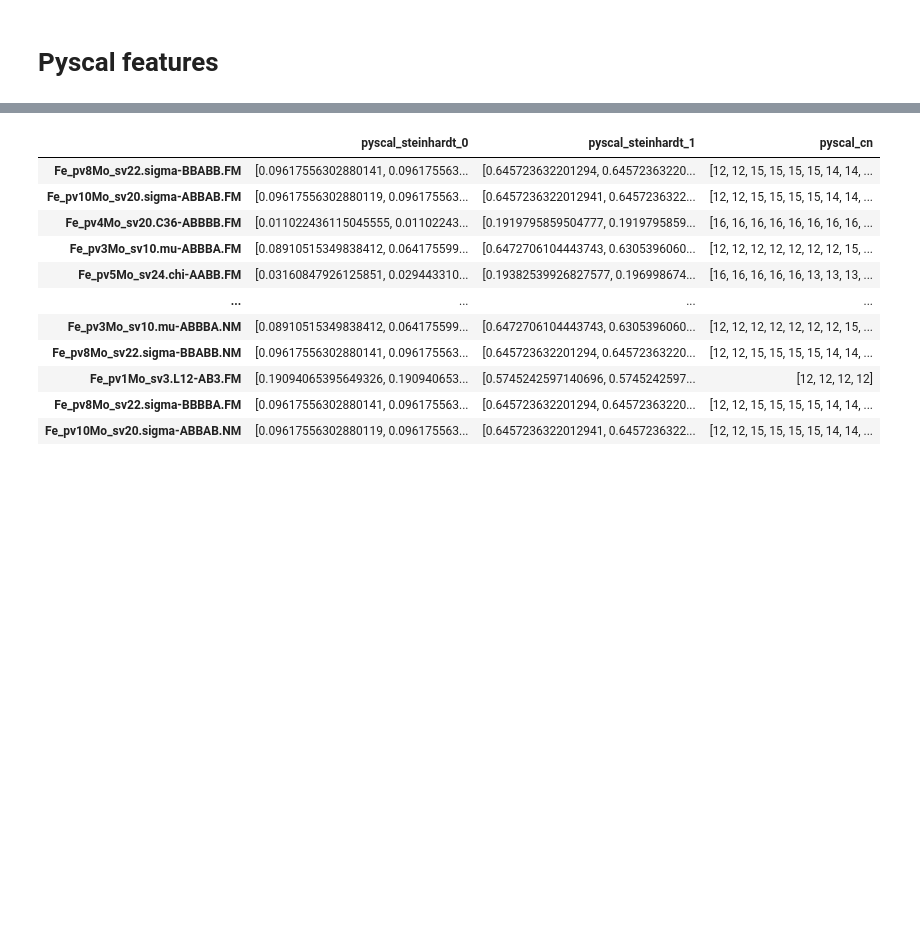
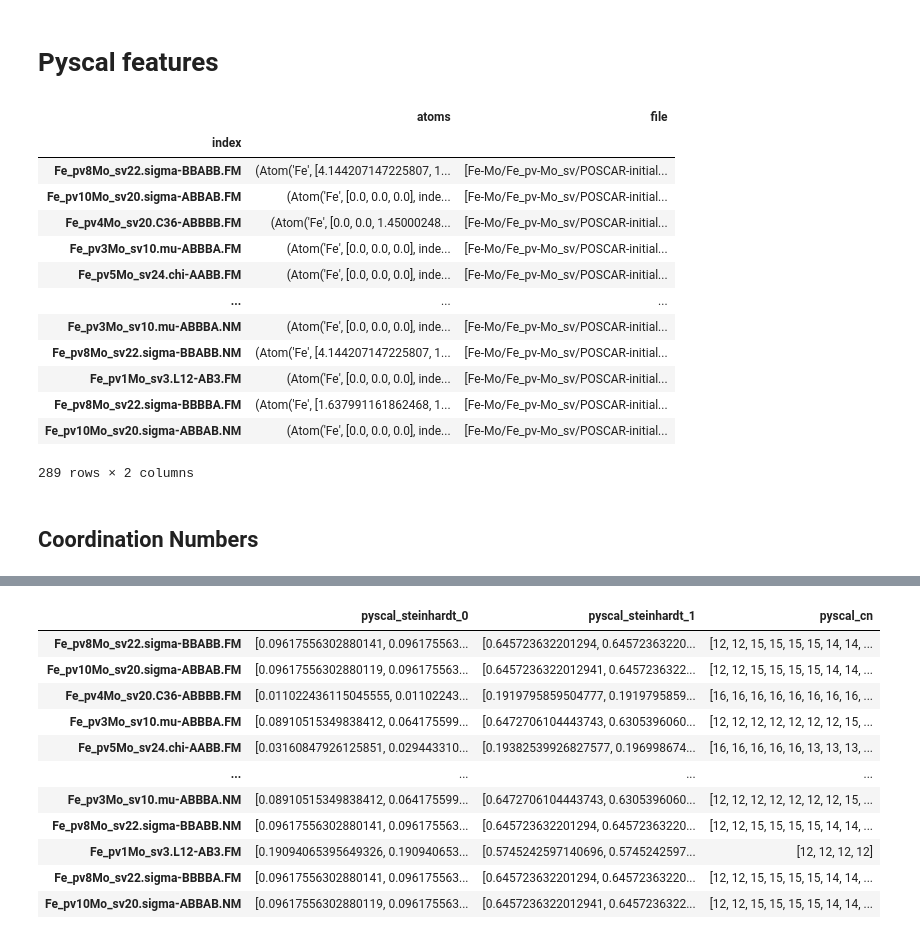
Before and after one commit to AIIMProject/MLFeMoTCPs, a Jupyter notebook: 04_ComputeLibraryFeatures.ipynb, the cells around one changed output, grey strips where cells are left out. Saved outputs shown, nothing was run; the diff lists cells and outputs as text; code cells hidden in the pictures; blank space fills up the shorter version.

Commit message:
trying with hand written table

```diff
--- a/04_ComputeLibraryFeatures.ipynb
+++ b/04_ComputeLibraryFeatures.ipynb
@@ -110,9 +110,28 @@ CompositionFeatures.describe()
 # Pyscal features
 # %%
 atomsobjectlocation = os.path.join(dataset, 'Atomsobjects')
-atomsobjectfile = os.path.join(atomsobjectlocation,f'{system}-sorted-POSCAR-initial-rescaled-AtomsObjects.pkl')
+atomsobjectfile = os.path.join(atomsobjectlocation,f'{system}-POSCAR-initial-rescaled-AtomsObjects.pkl')
 # %%
 from tqdm.auto import tqdm
 from Tools.DatasetTools import pyscalfeaturizers as pf
 from BopFoxFeaturizer.struct_db import struct_db
 AtomsObjects = pd.read_pickle(atomsobjectfile).dropna()
+# %%
+AtomsObjects
+# %% [output]
+|  | atoms | file |
+| index |  |  |
+| Fe_pv8Mo_sv22.sigma-BBABB.FM | (Atom('Fe', [4.144207147225807, 1... | [Fe-Mo/Fe_pv-Mo_sv/POSCAR-initial... |
+| Fe_pv10Mo_sv20.sigma-ABBAB.FM | (Atom('Fe', [0.0, 0.0, 0.0], inde... | [Fe-Mo/Fe_pv-Mo_sv/POSCAR-initial... |
+| Fe_pv4Mo_sv20.C36-ABBBB.FM | (Atom('Fe', [0.0, 0.0, 1.45000248... | [Fe-Mo/Fe_pv-Mo_sv/POSCAR-initial... |
+| Fe_pv3Mo_sv10.mu-ABBBA.FM | (Atom('Fe', [0.0, 0.0, 0.0], inde... | [Fe-Mo/Fe_pv-Mo_sv/POSCAR-initial... |
+| Fe_pv5Mo_sv24.chi-AABB.FM | (Atom('Fe', [0.0, 0.0, 0.0], inde... | [Fe-Mo/Fe_pv-Mo_sv/POSCAR-initial... |
+| ... | ... | ... |
+| Fe_pv3Mo_sv10.mu-ABBBA.NM | (Atom('Fe', [0.0, 0.0, 0.0], inde... | [Fe-Mo/Fe_pv-Mo_sv/POSCAR-initial... |
+| Fe_pv8Mo_sv22.sigma-BBABB.NM | (Atom('Fe', [4.144207147225807, 1... | [Fe-Mo/Fe_pv-Mo_sv/POSCAR-initial... |
+| Fe_pv1Mo_sv3.L12-AB3.FM | (Atom('Fe', [0.0, 0.0, 0.0], inde... | [Fe-Mo/Fe_pv-Mo_sv/POSCAR-initial... |
+| Fe_pv8Mo_sv22.sigma-BBBBA.FM | (Atom('Fe', [1.637991161862468, 1... | [Fe-Mo/Fe_pv-Mo_sv/POSCAR-initial... |
+| Fe_pv10Mo_sv20.sigma-ABBAB.NM | (Atom('Fe', [0.0, 0.0, 0.0], inde... | [Fe-Mo/Fe_pv-Mo_sv/POSCAR-initial... |
+289 rows × 2 columns
+# %% [markdown]
+##  Coordination Numbers
```
Also changed, not shown: parts of 19 cells of this notebook, 2 other files.
